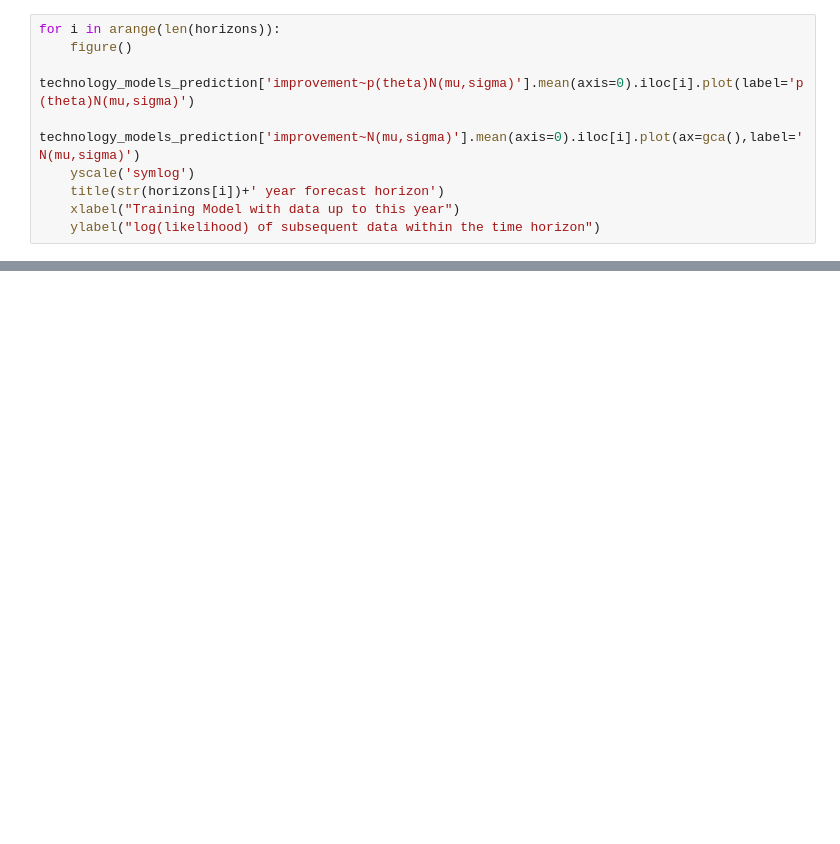
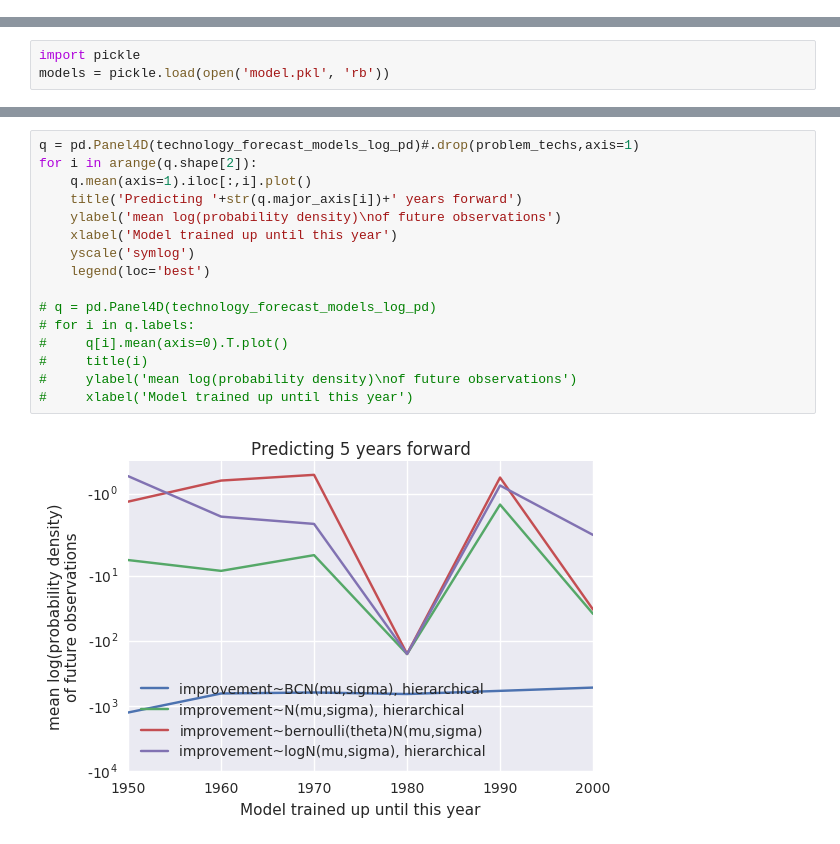
Before and after one commit to jeffalstott/technologytimeseries_forecasting, a Jupyter notebook: src/Modeling_Performance_Increases.ipynb, the cells around one changed output, grey strips where cells are left out. Cells and saved outputs as stored; diff of their text form; blank space fills up the shorter version.

```diff
--- a/src/Modeling_Performance_Increases.ipynb
+++ b/src/Modeling_Performance_Increases.ipynb
@@ -1540,9 +0,0 @@ yscale('symlog')
-# %%
-for i in arange(len(horizons)):
-    figure()
-    technology_models_prediction['improvement~p(theta)N(mu,sigma)'].mean(axis=0).iloc[i].plot(label='p(theta)N(mu,sigma)')
-    technology_models_prediction['improvement~N(mu,sigma)'].mean(axis=0).iloc[i].plot(ax=gca(),label='N(mu,sigma)')
-    yscale('symlog')
-    title(str(horizons[i])+' year forecast horizon')
-    xlabel("Training Model with data up to this year")
-    ylabel("log(likelihood) of subsequent data within the time horizon")
@@ -2923,0 +142,3 @@ ValueError: Exception thrown at line 187: lognormal_log: Random variable is -1.5
+# %%
+import pickle
+models = pickle.load(open('model.pkl', 'rb'))
@@ -2923,0 +734,18 @@ ValueError: Exception thrown at line 187: lognormal_log: Random variable is -1.5
+# %%
+q = pd.Panel4D(technology_forecast_models_log_pd)#.drop(problem_techs,axis=1)
+for i in arange(q.shape[2]):
+    q.mean(axis=1).iloc[:,i].plot()
+    title('Predicting '+str(q.major_axis[i])+' years forward')
+    ylabel('mean log(probability density)\nof future observations')
+    xlabel('Model trained up until this year')
+    yscale('symlog')
+    legend(loc='best')
+
+# q = pd.Panel4D(technology_forecast_models_log_pd)
+# for i in q.labels:
+#     q[i].mean(axis=0).T.plot()
+#     title(i)
+#     ylabel('mean log(probability density)\nof future observations')
+#     xlabel('Model trained up until this year')
+# %% [output]
+[figure, added]
```
Also changed, not shown: parts of 84 cells of this notebook, 3 other files.
